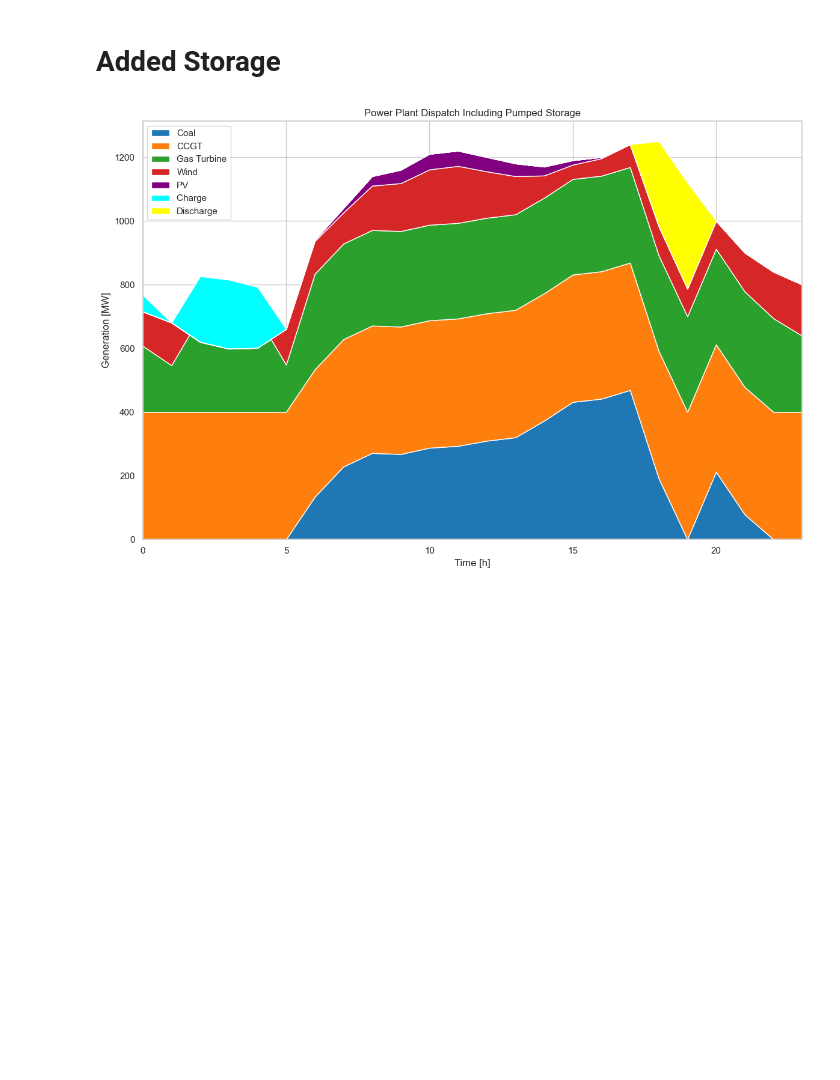
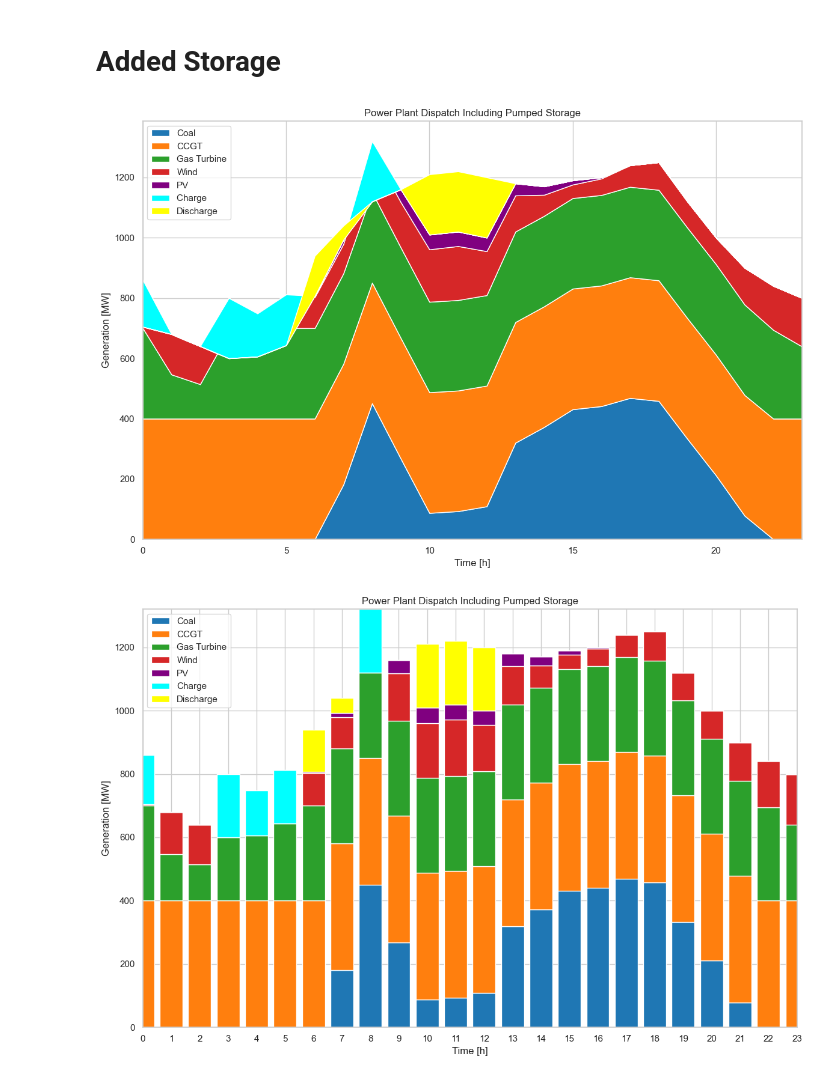
Before and after one commit to RedaElMakroum/CourseworkCode, a Jupyter notebook: Exercise3/Kraftwerkseinsatz_Basis.ipynb, the cells around one changed output. Cells and saved outputs as stored; diff of their text form; code cells hidden in the pictures; blank space fills up the shorter version.

```diff
--- a/Exercise3/Kraftwerkseinsatz_Basis.ipynb
+++ b/Exercise3/Kraftwerkseinsatz_Basis.ipynb
@@ -364,6 +364,12 @@ def load_constraint_rule(model, t):
 def no_simultaneous_charge_discharge_rule(model, t):
     return model.charge[t] * model.discharge[t] == 0
 
+def max200c(model, t):
+    return model.charge[t] <= 200
+
+def max200d(model, t):
+    return model.discharge[t] <= 200
+
 def storage_balance_rule(model, t):
     if t == timesteps[0]:
         return model.storage_level[t] == model.charge[t] * 0.9 - model.discharge[t]
@@ -374,40 +380,75 @@ model.power_con = Constraint(thermalPlant, timesteps, rule=power_constraint_rule
 model.load_con = Constraint(timesteps, rule=load_constraint_rule)
 model.no_simultaneous_charge_discharge = Constraint(timesteps, rule=no_simultaneous_charge_discharge_rule)
 model.storage_balance = Constraint(timesteps, rule=storage_balance_rule)
+model.max200c = Constraint(timesteps, rule=max200c)
+model.max200d = Constraint(timesteps, rule=max200d)
+
+# Enable dual variables
+model.dual = Suffix(direction=Suffix.IMPORT)
 
 # Solving the model
 opt = SolverFactory('gurobi')
+opt.options['NonConvex'] = 2
+opt.options['QCPDual'] = 1
 opt_success = opt.solve(model)
+
 
 # Post-processing
 PowerThermal = pd.DataFrame(index=timesteps, columns=thermalPlant)
 for t in timesteps:
     for n in thermalPlant:
         PowerThermal.loc[t, n] = model.x[n,t].value
     PowerThermal.loc[t, 'Wind'] = Wind[t]
     PowerThermal.loc[t, 'PV'] = PV[t]
     PowerThermal.loc[t, 'Charge'] = model.charge[t].value
     PowerThermal.loc[t, 'Discharge'] = model.discharge[t].value
 
 PowerThermal = PowerThermal.astype(float)
 
 # Adjust the stackplot to include Charge and Discharge
 sns.set(style="whitegrid")
 
 fig, ax = plt.subplots(figsize=(12, 8))
 ax.stackplot(timesteps,
              PowerThermal['Coal'], PowerThermal['CCGT'], PowerThermal['Gas Turbine'],
              PowerThermal['Wind'], PowerThermal['PV'], -PowerThermal['Charge'],
              PowerThermal['Discharge'],
              labels=['Coal', 'CCGT', 'Gas Turbine', 'Wind', 'PV', 'Charge ', 'Discharge'],
              colors=['tab:blue', 'tab:orange', 'tab:green', 'tab:red', 'purple', 'cyan', 'yellow'])
 ax.set_title('Power Plant Dispatch Including Pumped Storage')
 ax.legend(loc='upper left')
 ax.set_ylabel('Generation [MW]')
 ax.set_xlabel('Time [h]')
 ax.set_xlim(xmin=timesteps[0], xmax=timesteps[-1])
 fig.tight_layout()
 
+
+
+fig, ax = plt.subplots(figsize=(12, 8))
+
+# Assuming timesteps is a list or array of time points
+bar_width = 0.8
+timesteps_indices = np.arange(len(timesteps))
+
+# Stacking data
+bar1 = ax.bar(timesteps_indices, PowerThermal['Coal'], bar_width, label='Coal', color='tab:blue')
+bar2 = ax.bar(timesteps_indices, PowerThermal['CCGT'], bar_width, bottom=PowerThermal['Coal'], label='CCGT', color='tab:orange')
+bar3 = ax.bar(timesteps_indices, PowerThermal['Gas Turbine'], bar_width, bottom=PowerThermal['Coal'] + PowerThermal['CCGT'], label='Gas Turbine', color='tab:green')
+bar4 = ax.bar(timesteps_indices, PowerThermal['Wind'], bar_width, bottom=PowerThermal['Coal'] + PowerThermal['CCGT'] + PowerThermal['Gas Turbine'], label='Wind', color='tab:red')
+bar5 = ax.bar(timesteps_indices, PowerThermal['PV'], bar_width, bottom=PowerThermal['Coal'] + PowerThermal['CCGT'] + PowerThermal['Gas Turbine'] + PowerThermal['Wind'], label='PV', color='purple')
+bar6 = ax.bar(timesteps_indices, -PowerThermal['Charge'], bar_width, bottom=PowerThermal['Coal'] + PowerThermal['CCGT'] + PowerThermal['Gas Turbine'] + PowerThermal['Wind'] + PowerThermal['PV'], label='Charge', color='cyan')
+bar7 = ax.bar(timesteps_indices, PowerThermal['Discharge'], bar_width, bottom=PowerThermal['Coal'] + PowerThermal['CCGT'] + PowerThermal['Gas Turbine'] + PowerThermal['Wind'] + PowerThermal['PV'] - PowerThermal['Charge'], label='Discharge', color='yellow')
+
+ax.set_title('Power Plant Dispatch Including Pumped Storage')
+ax.legend(loc='upper left')
+ax.set_ylabel('Generation [MW]')
+ax.set_xlabel('Time [h]')
+ax.set_xlim(xmin=timesteps_indices[0], xmax=timesteps_indices[-1])
+ax.set_xticks(timesteps_indices)
+ax.set_xticklabels(timesteps)
+
+fig.tight_layout()
 plt.show()
 # %% [output]
-[figure, old version]
+[figure, new version]
+[figure, added]
```
Also changed, not shown: parts of 6 cells of this notebook, 1 other file.
